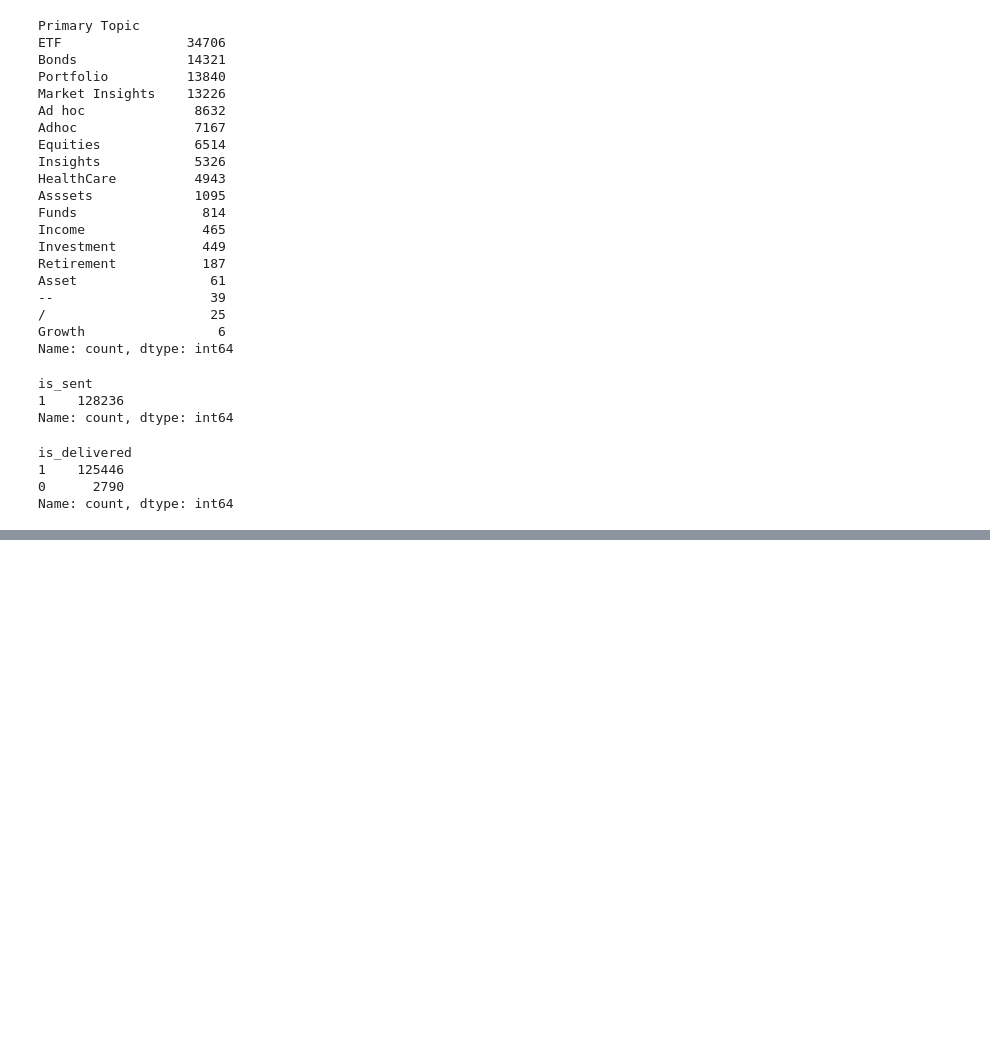
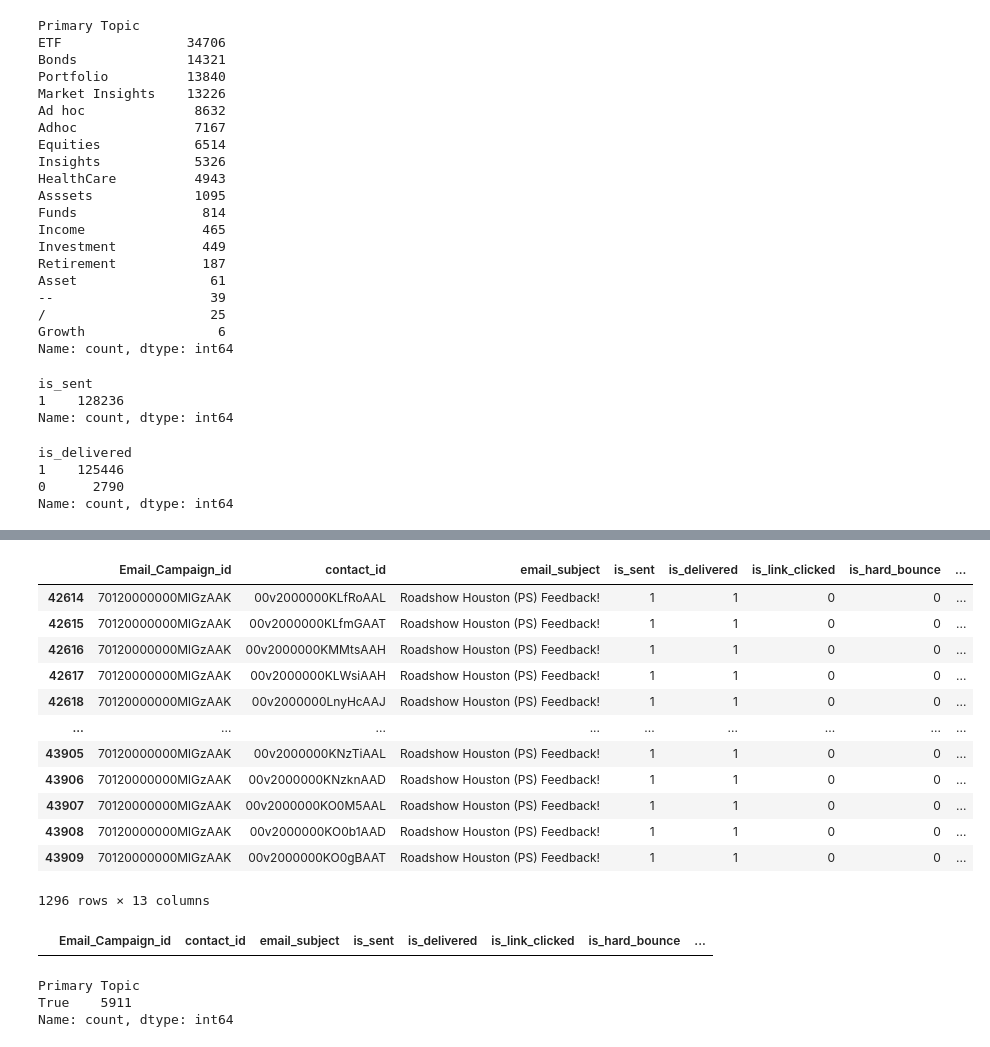
Before and after one commit to dsu1na/mi_jpmc_assignment, a Jupyter notebook: exploratory_analysis/email_campaign.ipynb, the cells around one changed output, grey strips where cells are left out. Cells and saved outputs as stored; diff of their text form; code cells hidden in the pictures; blank space fills up the shorter version.

```diff
--- a/exploratory_analysis/email_campaign.ipynb
+++ b/exploratory_analysis/email_campaign.ipynb
@@ -133,0 +168,33 @@ Name: count, dtype: int64
+# %%
+email_df[(email_df["email_subject"].str.contains("Roadshow")) \
+& (email_df["Primary Topic"] == "Ad hoc") \
+& (email_df["Campaign_type"] == "Event follow up")]
+# %% [output]
+|  | Email_Campaign_id | contact_id | email_subject | is_sent | is_delivered | is_link_clicked | is_hard_bounce | ... |
+| 42614 | 70120000000MlGzAAK | 00v2000000KLfRoAAL | Roadshow Houston (PS) Feedback! | 1 | 1 | 0 | 0 | ... |
+| 42615 | 70120000000MlGzAAK | 00v2000000KLfmGAAT | Roadshow Houston (PS) Feedback! | 1 | 1 | 0 | 0 | ... |
+| 42616 | 70120000000MlGzAAK | 00v2000000KMMtsAAH | Roadshow Houston (PS) Feedback! | 1 | 1 | 0 | 0 | ... |
+| 42617 | 70120000000MlGzAAK | 00v2000000KLWsiAAH | Roadshow Houston (PS) Feedback! | 1 | 1 | 0 | 0 | ... |
+| 42618 | 70120000000MlGzAAK | 00v2000000LnyHcAAJ | Roadshow Houston (PS) Feedback! | 1 | 1 | 0 | 0 | ... |
+| ... | ... | ... | ... | ... | ... | ... | ... | ... |
+| 43905 | 70120000000MlGzAAK | 00v2000000KNzTiAAL | Roadshow Houston (PS) Feedback! | 1 | 1 | 0 | 0 | ... |
+| 43906 | 70120000000MlGzAAK | 00v2000000KNzknAAD | Roadshow Houston (PS) Feedback! | 1 | 1 | 0 | 0 | ... |
+| 43907 | 70120000000MlGzAAK | 00v2000000KO0M5AAL | Roadshow Houston (PS) Feedback! | 1 | 1 | 0 | 0 | ... |
+| 43908 | 70120000000MlGzAAK | 00v2000000KO0b1AAD | Roadshow Houston (PS) Feedback! | 1 | 1 | 0 | 0 | ... |
+| 43909 | 70120000000MlGzAAK | 00v2000000KO0gBAAT | Roadshow Houston (PS) Feedback! | 1 | 1 | 0 | 0 | ... |
+1296 rows × 13 columns
+# %%
+email_df[(email_df["email_subject"].str.contains("Roadshow")) \
+& (email_df["Primary Topic"] == "Ad hoc") \
+& (~email_df["email_subject"].str.contains("Feedback"))]
+# %% [output]
+|  | Email_Campaign_id | contact_id | email_subject | is_sent | is_delivered | is_link_clicked | is_hard_bounce | ... |
+# %%
+email_df[(email_df["email_subject"].str.contains("Roadshow")) \
+& (email_df["Primary Topic"] != "Ad hoc") \
+& (email_df["Primary Topic"] != "/")] \
+["Primary Topic"].isnull().value_counts()
+# %% [output]
+Primary Topic
+True    5911
+Name: count, dtype: int64
```
Also changed, not shown: parts of 26 cells of this notebook, 5 other files.
